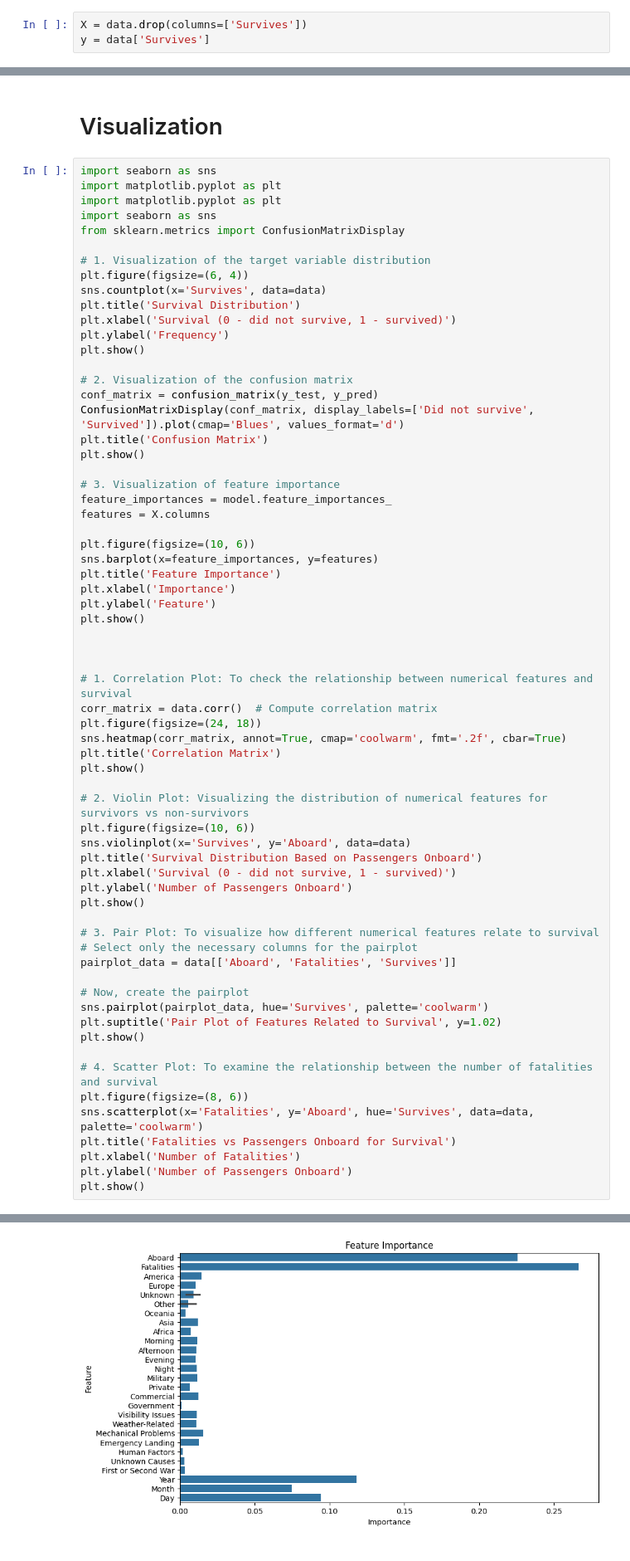
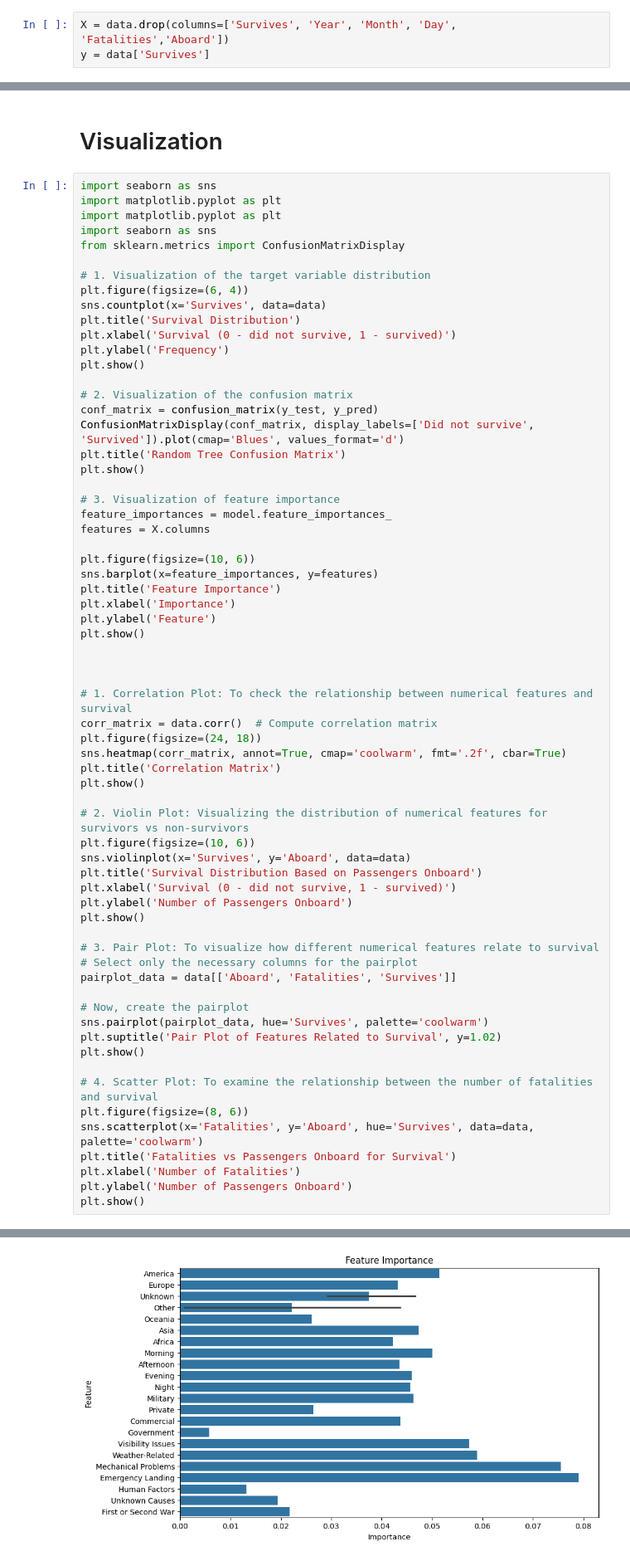
Before and after one commit to Janspitoy/AirplaneCrashes, a Jupyter notebook: notebooks/model-training.ipynb, the cells around one changed output, grey strips where cells are left out. Shown at 83% size. Drawn from its saved outputs; the diff is of its cells as text.

```diff
--- a/notebooks/model-training.ipynb
+++ b/notebooks/model-training.ipynb
@@ -54,7 +54,7 @@ data = data.apply(pd.to_numeric, errors='ignore')
 # %% [markdown]
 ## 9. Prepare features (X) and target (y)
 # %%
-X = data.drop(columns=['Survives'])
+X = data.drop(columns=['Survives', 'Year', 'Month', 'Day', 'Fatalities','Aboard'])
 y = data['Survives']
 # %% [markdown]
 ## 10. Split the data into training and test sets
@@ -125,7 +192,7 @@ plt.show()
 # 2. Visualization of the confusion matrix
 conf_matrix = confusion_matrix(y_test, y_pred)
 ConfusionMatrixDisplay(conf_matrix, display_labels=['Did not survive', 'Survived']).plot(cmap='Blues', values_format='d')
-plt.title('Confusion Matrix')
+plt.title('Random Tree Confusion Matrix')
 plt.show()
 
 # 3. Visualization of feature importance
@@ -178,4 +245,4 @@ plt.show()
-[figure, old version]
+[figure, new version]
 [figure]
 [figure]
 [figure]
```
Also changed, not shown: parts of 5 cells of this notebook.
